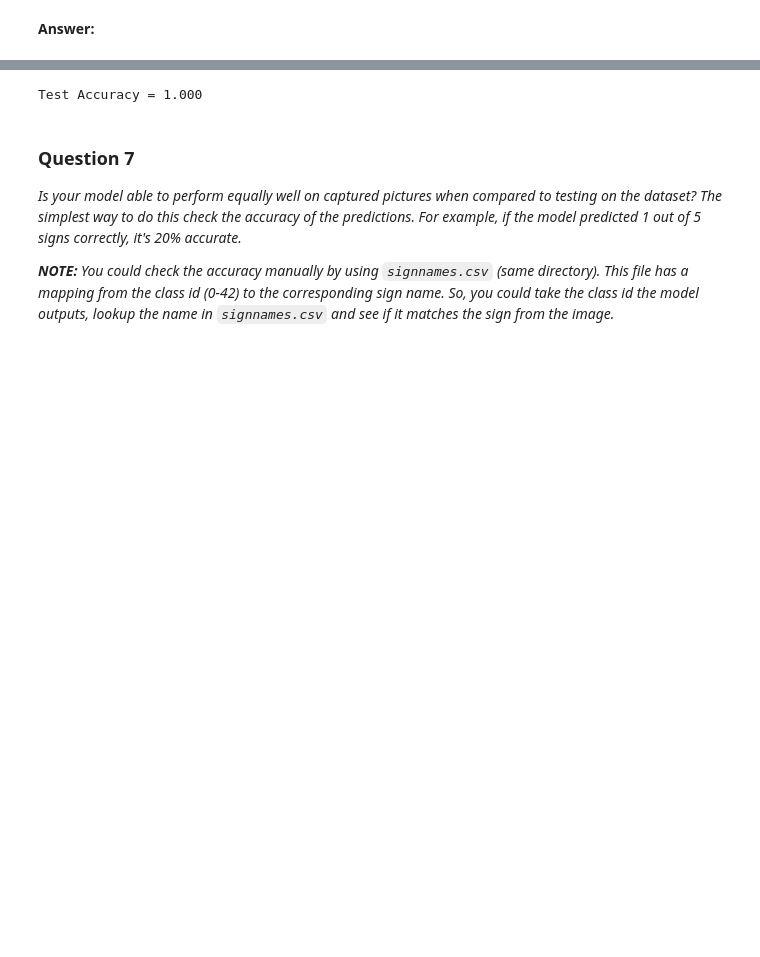
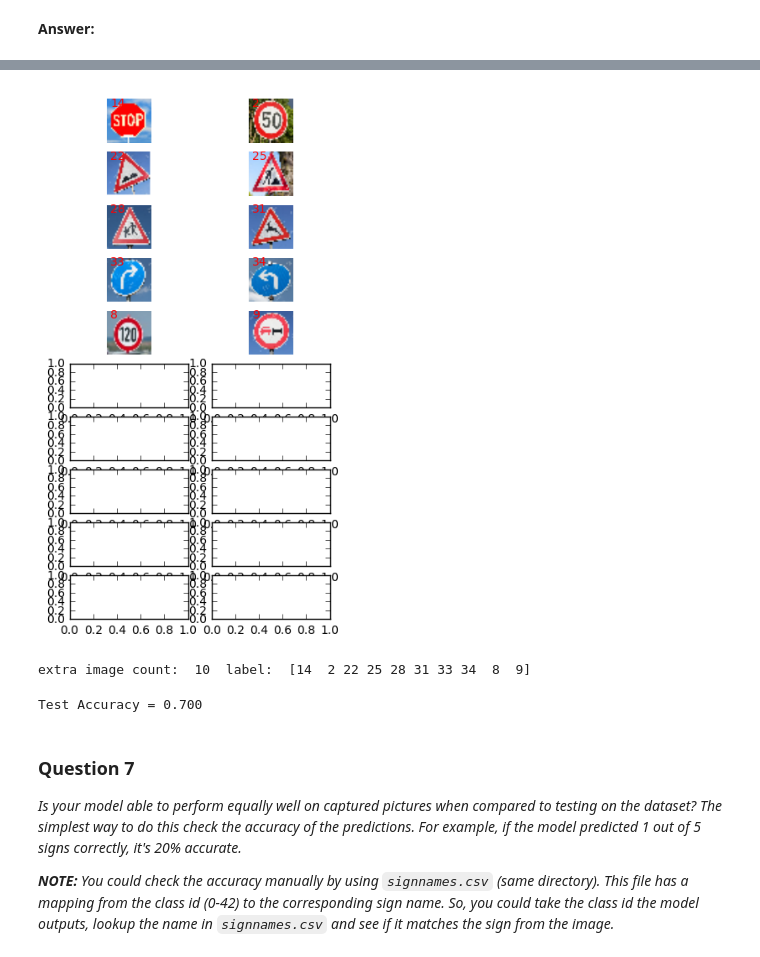
Before and after one commit to calicratis19/SDC, a Jupyter notebook: CarND-Traffic-Sign-Classifier-Project/Traffic_Sign_Classifier.ipynb, the cells around one changed output, grey strips where cells are left out. Cells and saved outputs as stored; diff of their text form; code cells hidden in the pictures; blank space fills up the shorter version.

Commit message:
80% max custom set accuracy reached in 90 Epochs.

```diff
--- a/CarND-Traffic-Sign-Classifier-Project/Traffic_Sign_Classifier.ipynb
+++ b/CarND-Traffic-Sign-Classifier-Project/Traffic_Sign_Classifier.ipynb
@@ -670,13 +595,40 @@ extra image count:  6  label count:  [10 33 34 39 40  9]
+# %%
+### Load the images and plot them here.
+### Feel free to use as many code cells as needed.
+import matplotlib.image as mpimg
+
+image_list = np.zeros((10, 32, 32, 1), dtype='uint8')
+image_visual = np.zeros((10, 32, 32,3), dtype='uint8')
+y_extra = np.zeros(10, dtype='uint8')
+indx = 0
+for file in os.listdir('Images'):
+    img = cv2.imread('./Images/'+file) #opencv opens images in BGR format
+    img = cv2.resize(img,(32,32))
+    img = cv2.cvtColor(img,cv2.COLOR_BGR2RGB) #convert to standard RGB
+    image_visual[indx] = img
+    img = np.reshape(grayscale(img),(32,32,1))
+    image_list[indx] = img
+    classType = file[0:file.find('.')]
+    y_extra[indx] = classType
+    indx = indx+1
+
+visualizeImages(image_visual,y_extra)
+
+print('extra image count: ',len(image_list), ' label: ',y_extra)
+# %% [output]
+[figure, added]
+extra image count:  10  label:  [14  2 22 25 28 31 33 34  8  9]
 # %%
 ### Run the predictions here.
 ### Feel free to use as many code cells as needed.
+saver = tf.train.Saver()
 with tf.Session() as sess:
     saver.restore(sess, tf.train.latest_checkpoint('.'))
 
     test_accuracy = evaluate(image_list, y_extra,1.0)
     print("Test Accuracy = {:.3f}".format(test_accuracy))
 # %% [output]
-Test Accuracy = 1.000
+Test Accuracy = 0.700
 # %% [markdown]
 ### Question 7
 
```
Also changed, not shown: parts of 12 cells of this notebook, 19 other files.
